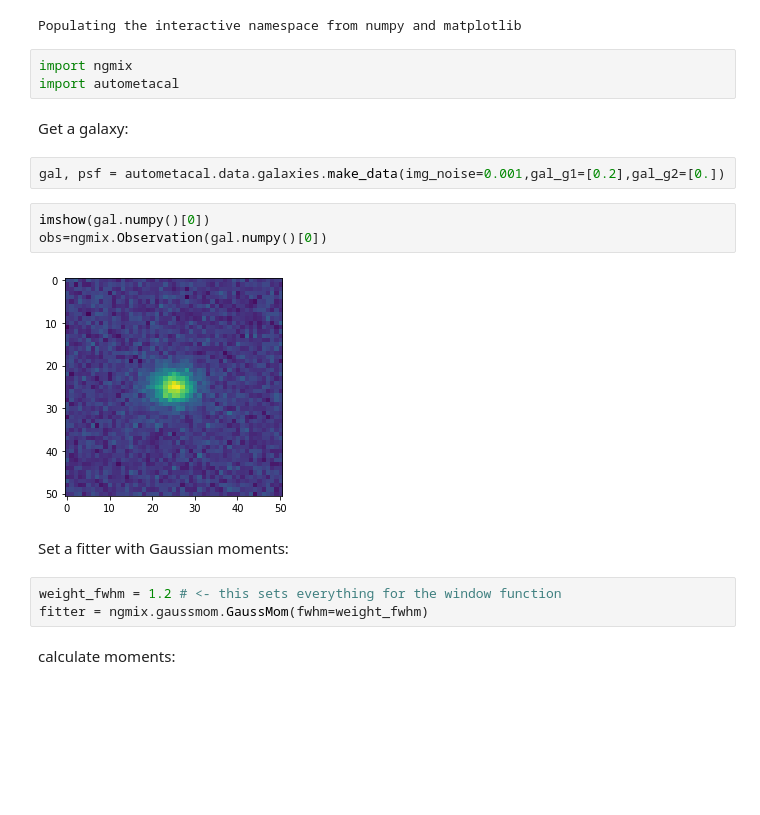
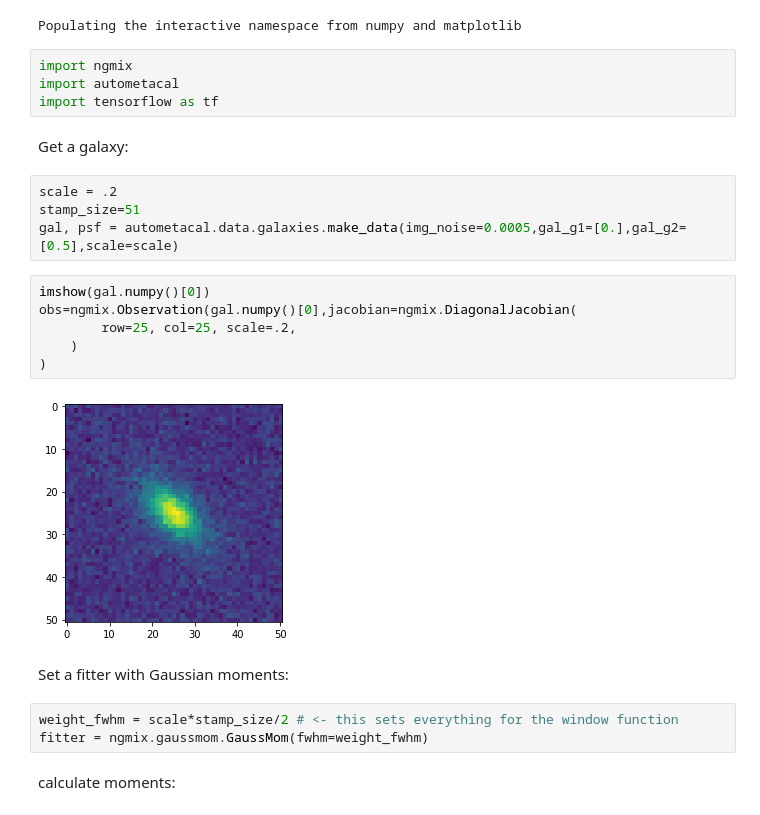
Before and after one commit to CosmoStat/autometacal, a Jupyter notebook: notebooks/ximgn.ipynb, the cells around one changed output. Cells and saved outputs as stored; diff of their text form; blank space fills up the shorter version.

Commit message:
simplified ngmix port (not tf-ied yet)

```diff
--- a/notebooks/ximgn.ipynb
+++ b/notebooks/ximgn.ipynb
@@ -7,19 +7,25 @@ Populating the interactive namespace from numpy and matplotlib
 # %%
 import ngmix
 import autometacal
+import tensorflow as tf
 # %% [markdown]
 Get a galaxy:
 # %%
-gal, psf = autometacal.data.galaxies.make_data(img_noise=0.001,gal_g1=[0.2],gal_g2=[0.])
+scale = .2
+stamp_size=51
+gal, psf = autometacal.data.galaxies.make_data(img_noise=0.0005,gal_g1=[0.],gal_g2=[0.5],scale=scale)
 # %%
 imshow(gal.numpy()[0])
-obs=ngmix.Observation(gal.numpy()[0])
+obs=ngmix.Observation(gal.numpy()[0],jacobian=ngmix.DiagonalJacobian(
+        row=25, col=25, scale=.2,
+    )
+)
 # %% [output]
-[figure, old version]
+[figure, new version]
 # %% [markdown]
 Set a fitter with Gaussian moments:
 # %%
-weight_fwhm = 1.2 # <- this sets everything for the window function
+weight_fwhm = scale*stamp_size/2 # <- this sets everything for the window function
 fitter = ngmix.gaussmom.GaussMom(fwhm=weight_fwhm)
 # %% [markdown]
 calculate moments:
```
Also changed, not shown: parts of 33 cells of this notebook, 3 other files.
